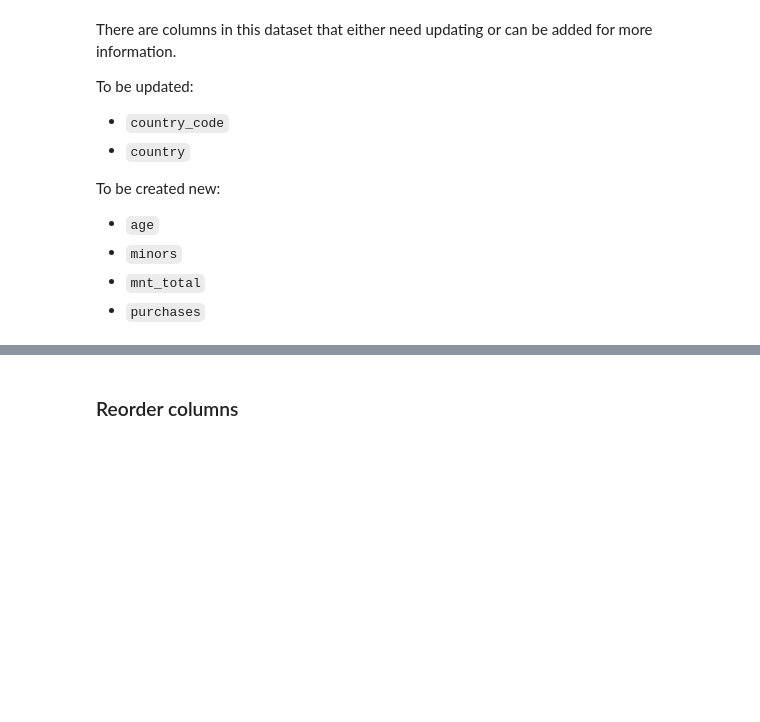
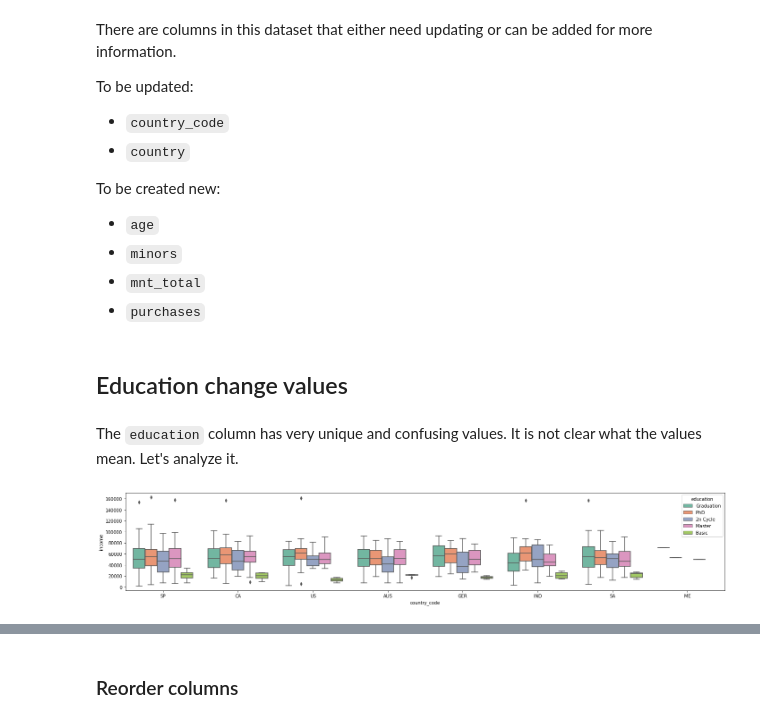
Before and after one commit to mr-emreerturk/Marketing-Analytics_EDA, a Jupyter notebook: notebook_eda.ipynb, the cells around one changed output, grey strips where cells are left out. Saved outputs shown, nothing was run; the diff lists cells and outputs as text; code cells hidden in the pictures; blank space fills up the shorter version.

Commit message:
update `education` column

```diff
--- a/notebook_eda.ipynb
+++ b/notebook_eda.ipynb
@@ -214,3 +214,13 @@ data['purchases_total'] = data[purchases_columns].sum(axis=1)
 # Total Campaigns Accepted
 campaigns_column = [column for column in data.columns if 'cmp' in column] + ['response']
 data['accepted_cmp_total'] = data[campaigns_column].sum(axis=1)
+# %% [markdown]
+## Education change values
+# %% [markdown]
+The `education` column has very unique and confusing values. It is not clear what the values mean. Let's analyze it.
+# %%
+plt.figure(figsize=(24,4))
+sns.boxplot(data=data,x="country_code", y="income", hue="education")
+plt.show()
+# %% [output]
+[figure, added]
```
Also changed, not shown: parts of 5 cells of this notebook.
